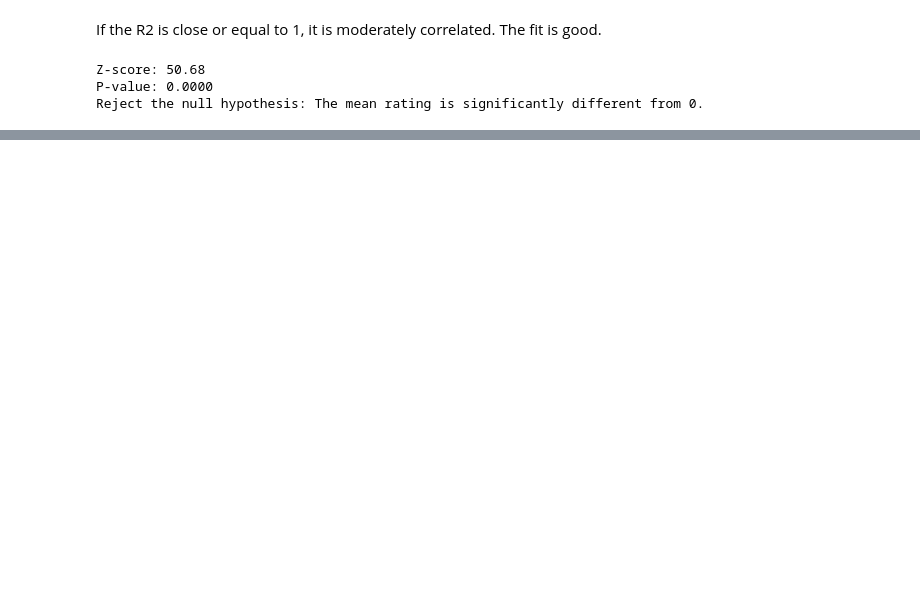
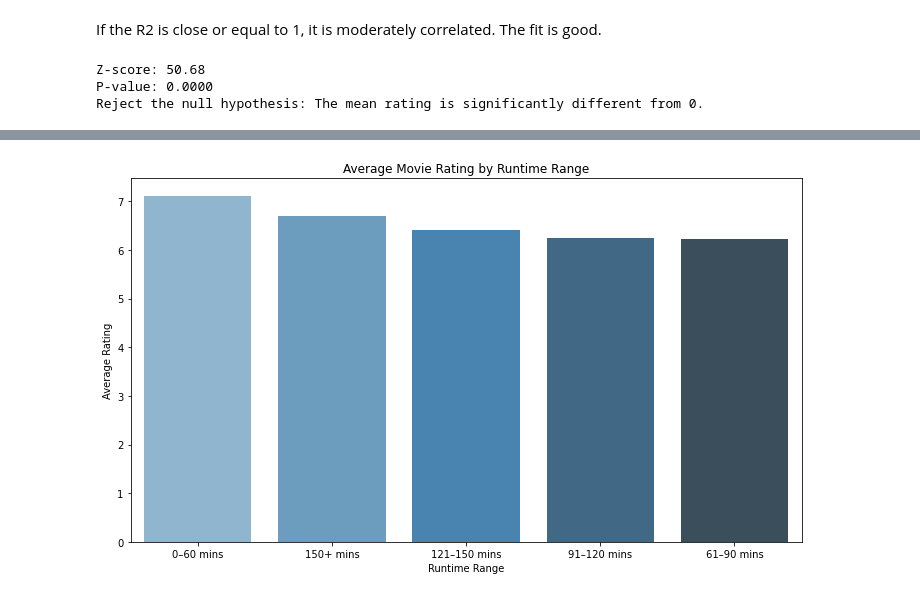
Before and after one commit to Husky-69/Group_8_phase_2_project, a Jupyter notebook: Group8_Endphase2_Project.ipynb, the cells around one changed output, grey strips where cells are left out. Cells and saved outputs as stored; diff of their text form; code cells hidden in the pictures; blank space fills up the shorter version.

```diff
--- a/Group8_Endphase2_Project.ipynb
+++ b/Group8_Endphase2_Project.ipynb
@@ -745,0 +836,18 @@ plt.show()
+# %%
+runtime_rating =""" SELECT
+                    CASE
+                        WHEN mb.runtime_minutes <= 60 THEN '0–60 mins'
+                        WHEN mb.runtime_minutes <= 90 THEN '61–90 mins'
+                        WHEN mb.runtime_minutes <= 120 THEN '91–120 mins'
+                        WHEN mb.runtime_minutes <= 150 THEN '121–150 mins'
+                        ELSE '150+ mins'
+                    END AS runtime_range,
+                        AVG(mr.averagerating) AS runtime_vs_rating
+                    FROM movie_basics mb
+                    JOIN movie_ratings mr ON mb.movie_id = mr.movie_id
+                    WHERE mb.runtime_minutes IS NOT NULL
+                    GROUP BY runtime_range
+                    ORDER BY runtime_vs_rating DESC
+                    LIMIT 10; """
+df = pd.read_sql(runtime_rating, conn)
+df
@@ -745,0 +861,16 @@ plt.show()
+# %%
+# Plot
+plt.figure(figsize=(10, 6))
+sns.barplot(
+    x='runtime_range',
+    y='runtime_vs_rating',
+    data=df,
+    palette='Blues_d'
+)
+plt.title('Average Movie Rating by Runtime Range')
+plt.xlabel('Runtime Range')
+plt.ylabel('Average Rating')
+plt.tight_layout()
+plt.show()
+# %% [output]
+[figure, added]
```
Also changed, not shown: parts of 18 cells of this notebook.
